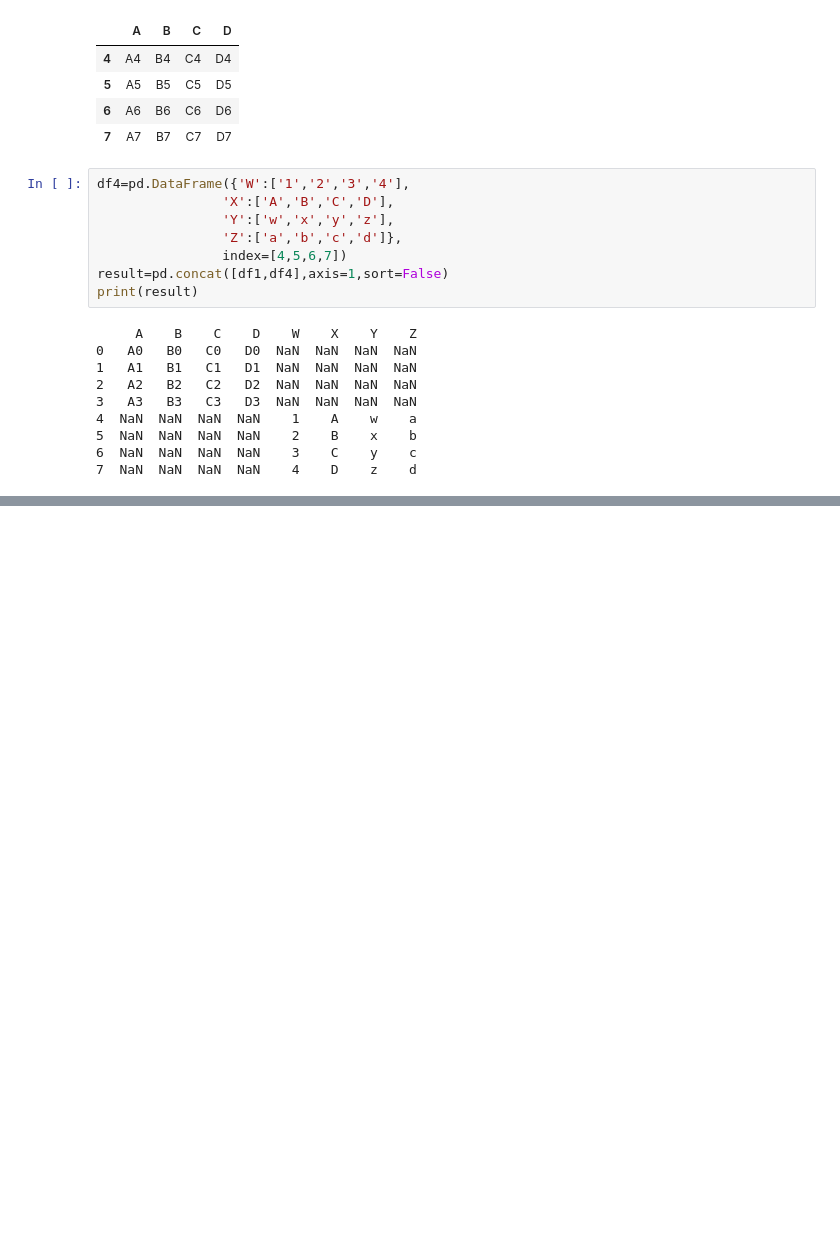
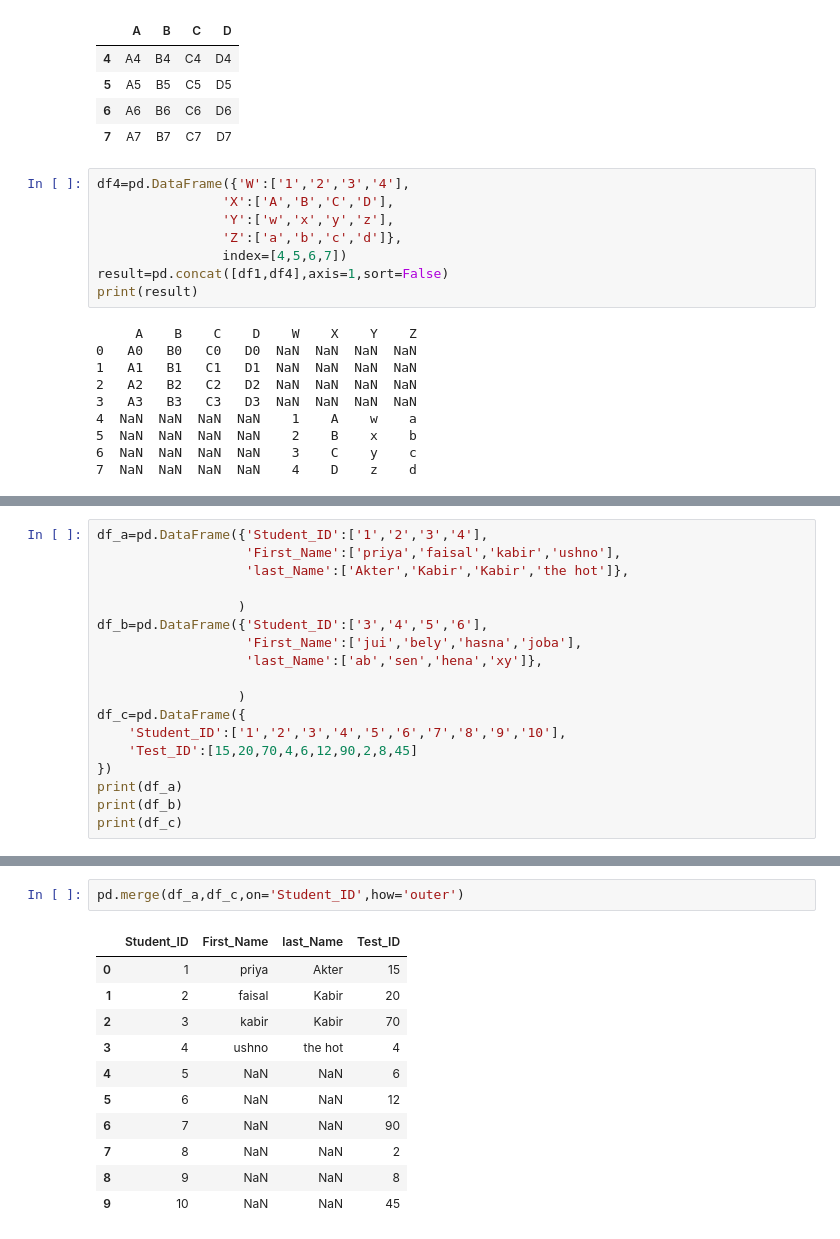
Before and after one commit to priyakter/Python, a Jupyter notebook: pandas.ipynb, the cells around one changed output, grey strips where cells are left out. Cells and saved outputs as stored; diff of their text form; blank space fills up the shorter version.

```diff
--- a/pandas.ipynb
+++ b/pandas.ipynb
@@ -81,0 +94,18 @@ print(result)
+# %%
+df_a=pd.DataFrame({'Student_ID':['1','2','3','4'],
+                   'First_Name':['priya','faisal','kabir','ushno'],
+                   'last_Name':['Akter','Kabir','Kabir','the hot']},
+
+                  )
+df_b=pd.DataFrame({'Student_ID':['3','4','5','6'],
+                   'First_Name':['jui','bely','hasna','joba'],
+                   'last_Name':['ab','sen','hena','xy']},
+
+                  )
+df_c=pd.DataFrame({
+    'Student_ID':['1','2','3','4','5','6','7','8','9','10'],
+    'Test_ID':[15,20,70,4,6,12,90,2,8,45]
+})
+print(df_a)
+print(df_b)
+print(df_c)
@@ -81,0 +138,14 @@ print(result)
+# %%
+pd.merge(df_a,df_c,on='Student_ID',how='outer')
+# %% [output]
+|  | Student_ID | First_Name | last_Name | Test_ID |
+| 0 | 1 | priya | Akter | 15 |
+| 1 | 2 | faisal | Kabir | 20 |
+| 2 | 3 | kabir | Kabir | 70 |
+| 3 | 4 | ushno | the hot | 4 |
+| 4 | 5 | NaN | NaN | 6 |
+| 5 | 6 | NaN | NaN | 12 |
+| 6 | 7 | NaN | NaN | 90 |
+| 7 | 8 | NaN | NaN | 2 |
+| 8 | 9 | NaN | NaN | 8 |
+| 9 | 10 | NaN | NaN | 45 |
```
Also changed, not shown: parts of 6 cells of this notebook.
